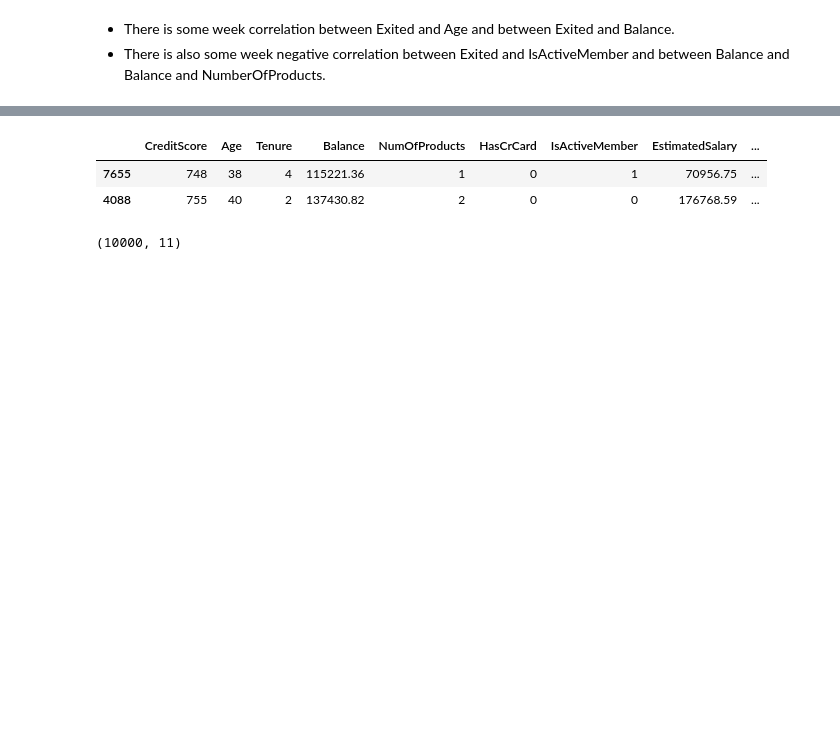
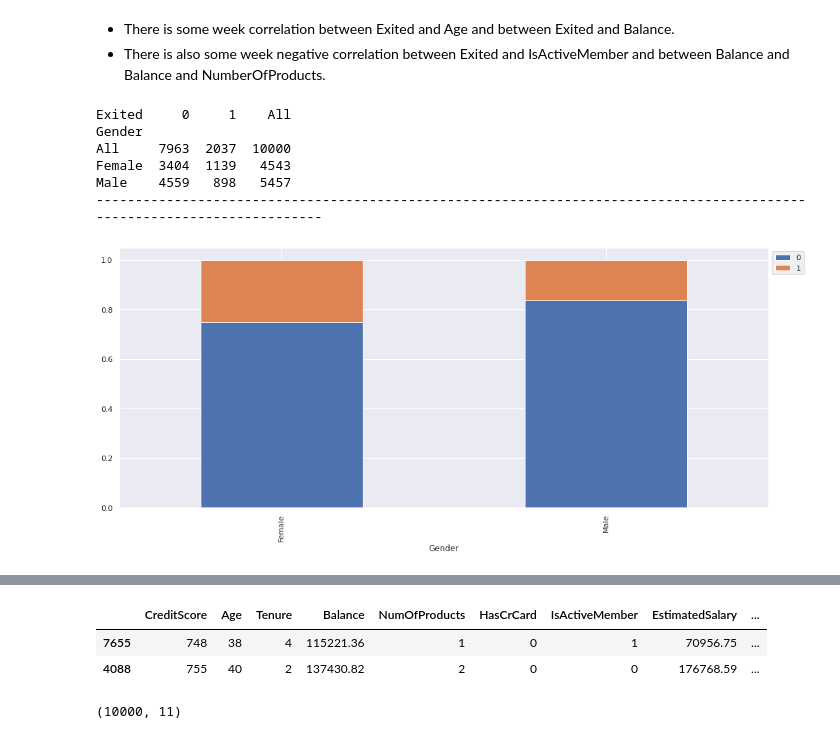
Before and after one commit to snegi5/hello-github, a Jupyter notebook: Module_7.ipynb, the cells around one changed output, grey strips where cells are left out. Cells and saved outputs as stored; diff of their text form; code cells hidden in the pictures; blank space fills up the shorter version.

```diff
--- a/Module_7.ipynb
+++ b/Module_7.ipynb
@@ -174,3 +179,27 @@ def plot(x,target='Exited'):
     sns.boxplot(data[target],data[x],ax=axs[1,1],showfliers=False,palette='gist_rainbow')
     plt.tight_layout()
     plt.show()
+# %%
+### Function to plot stacked bar charts for categorical columns
+def stacked_plot(x):
+    sns.set()
+    ## crosstab
+    tab1 = pd.crosstab(x,data['Exited'],margins=True).sort_values(by=1,ascending=False)
+    print(tab1)
+    print('-'*120)
+    ## visualising the cross tab
+    tab = pd.crosstab(x,data['Exited'],normalize='index').sort_values(by=1,ascending=False)
+    tab.plot(kind='bar',stacked=True,figsize=(17,7))
+    plt.legend(loc='lower left', frameon=False,)
+    plt.legend(loc="upper left", bbox_to_anchor=(1,1))
+    plt.show()
+# %%
+stacked_plot(data['Gender'])
+# %% [output]
+Exited     0     1    All
+Gender
+All     7963  2037  10000
+Female  3404  1139   4543
+Male    4559   898   5457
+------------------------------------------------------------------------------------------------------------------------
+[figure, added]
```
Also changed, not shown: parts of 15 cells of this notebook.
